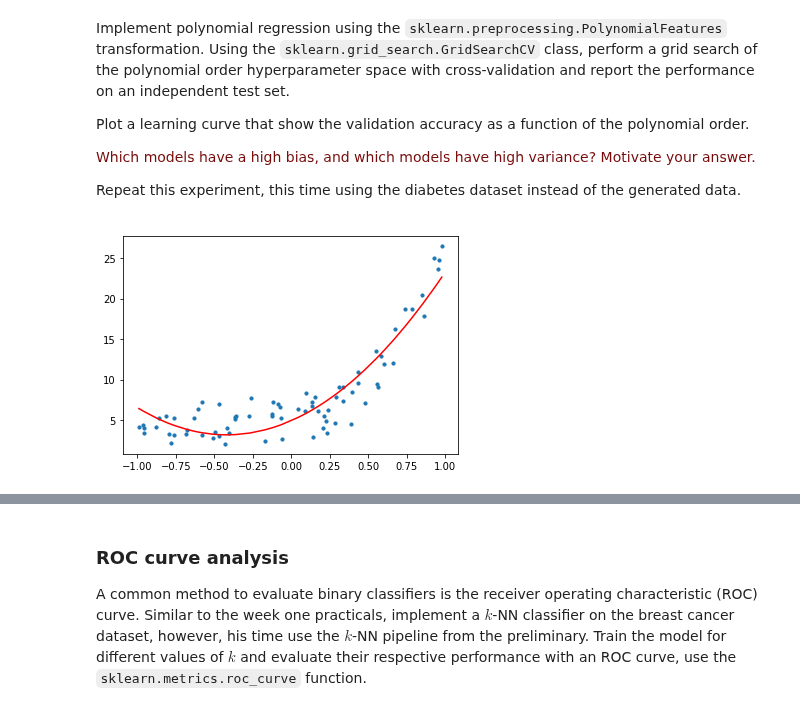
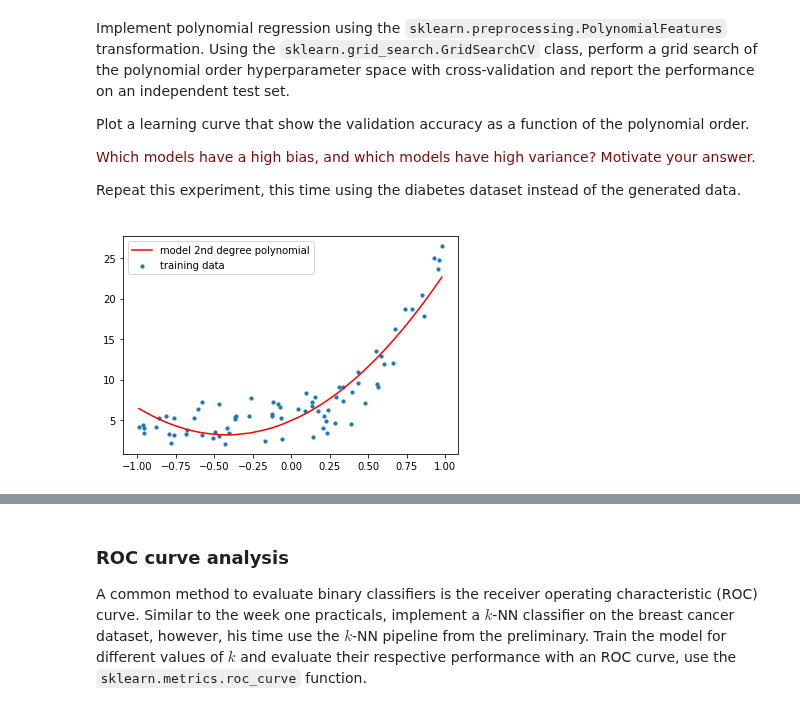
Before and after one commit to ndkruif/8dm40-machine-learning, a Jupyter notebook: practicals/week_2.ipynb, the cells around one changed output, grey strips where cells are left out. Cells and saved outputs as stored; diff of their text form; code cells hidden in the pictures.

```diff
--- a/practicals/week_2.ipynb
+++ b/practicals/week_2.ipynb
@@ -172,31 +172,34 @@ Repeat this experiment, this time using the diabetes dataset instead of the gene
 # %%
 import matplotlib.pyplot as plt
 import numpy as np
 from sklearn.preprocessing import PolynomialFeatures
 from sklearn.linear_model import LinearRegression
 import operator
 
 #%% split data in train and test
 from sklearn.model_selection import train_test_split
 X_train, X_test, y_train, y_test = train_test_split(X, y, random_state=40)
 
 #%%
 X_train = X_train[:,np.newaxis]
 y_train = y_train[:, np.newaxis]
+X_test = X_test[:,np.newaxis]
+y_test = y_test[:,np.newaxis]
 
 poly = PolynomialFeatures(degree=2)
 X_poly = poly.fit_transform(X_train)
 pol = LinearRegression()
 pol.fit(X_poly, y_train)
 y_poly_pred = pol.predict(X_poly)
 
-plt.scatter(X_train, y_train, s=10) #waardes data plotten
+plt.scatter(X_train, y_train, s=10, label='training data') #waardes data plotten
 #soorteren x waardes voor plotten
 sort_axis = operator.itemgetter(0)
 sorted_zip = sorted(zip(X_train,y_poly_pred), key=sort_axis)
-X_train, y_poly_pred = zip(*sorted_zip)
+X_train2, y_poly_pred = zip(*sorted_zip)
 #regressie plotten
-plt.plot(X_train, y_poly_pred, color='r')
+plt.plot(X_train2, y_poly_pred, color='r', label='model 2nd degree polynomial')
+plt.legend(loc = 'upper left')
 plt.show()
 # %% [output]
-[figure, old version]
+[figure, new version]
```
Also changed, not shown: parts of 2 cells of this notebook.
